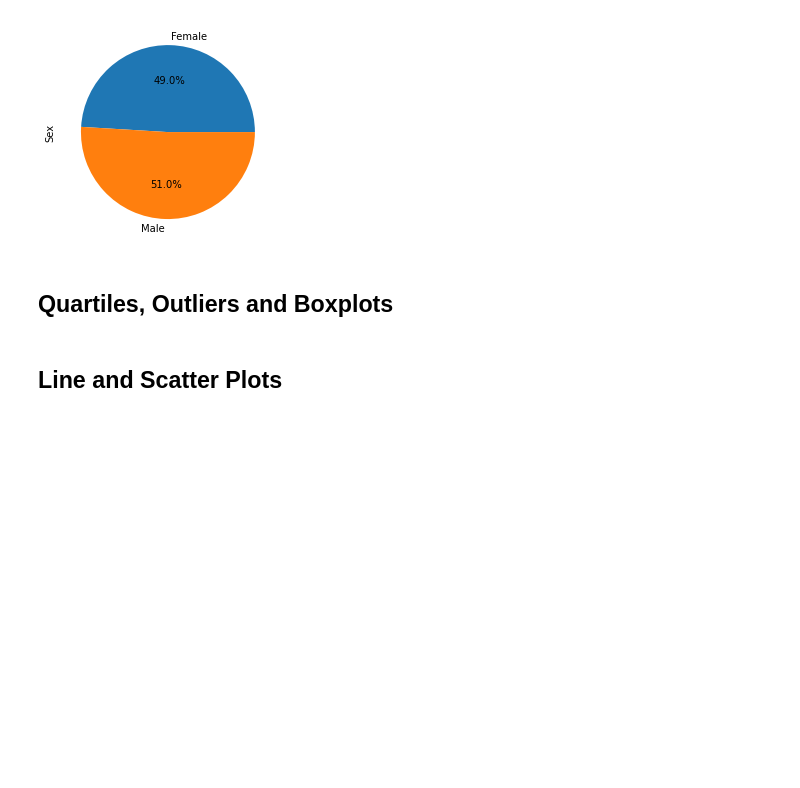
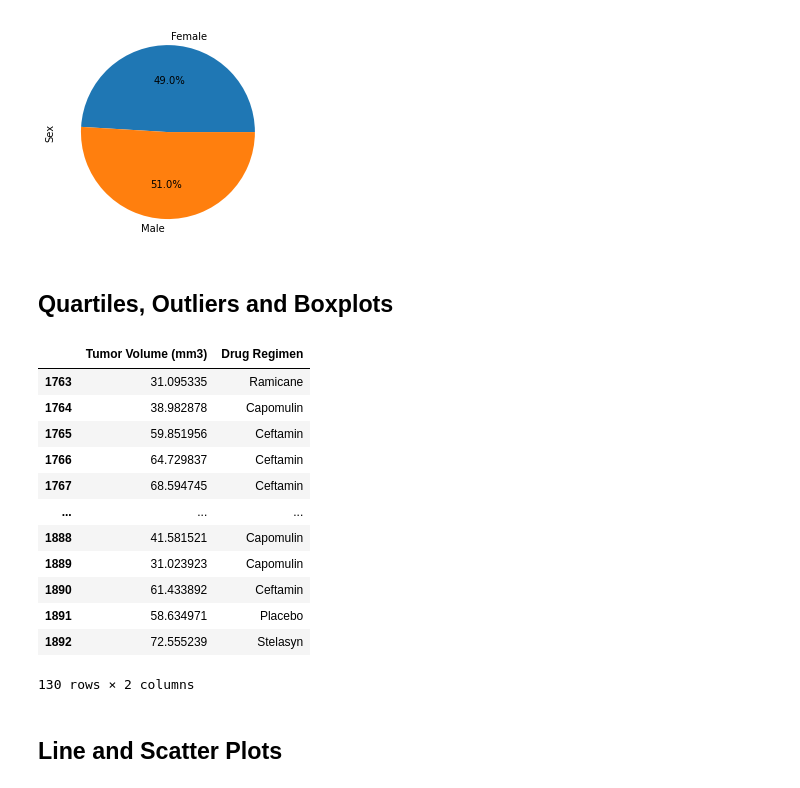
Before and after one commit to rhiana-schafer/matplotlib-challenge, a Jupyter notebook: Pymaceuticals/pymaceuticals_rs.ipynb, the cells around one changed output. Saved outputs shown, nothing was run; the diff lists cells and outputs as text; code cells hidden in the pictures; blank space fills up the shorter version.

```diff
--- a/Pymaceuticals/pymaceuticals_rs.ipynb
+++ b/Pymaceuticals/pymaceuticals_rs.ipynb
@@ -180,12 +180,25 @@ plt.show()
 # %%
 # Calculate the final tumor volume of each mouse across four of the treatment regimens:
 # Capomulin, Ramicane, Infubinol, and Ceftamin
 # Start by getting the last (greatest) timepoint for each mouse
-
-
+end_df = clean_mouse_study_df
 
 
 # Merge this group df with the original dataframe to get the tumor volume at the last timepoint
+# %% [output]
+|  | Tumor Volume (mm3) | Drug Regimen |
+| 1763 | 31.095335 | Ramicane |
+| 1764 | 38.982878 | Capomulin |
+| 1765 | 59.851956 | Ceftamin |
+| 1766 | 64.729837 | Ceftamin |
+| 1767 | 68.594745 | Ceftamin |
+| ... | ... | ... |
+| 1888 | 41.581521 | Capomulin |
+| 1889 | 31.023923 | Capomulin |
+| 1890 | 61.433892 | Ceftamin |
+| 1891 | 58.634971 | Placebo |
+| 1892 | 72.555239 | Stelasyn |
+130 rows × 2 columns
 # %%
 # Put treatments into a list for for loop (and later for plot labels)
 # More information should be provided about this part since it is confusing and difficult.
```
Also changed, not shown: parts of 3 cells of this notebook.
